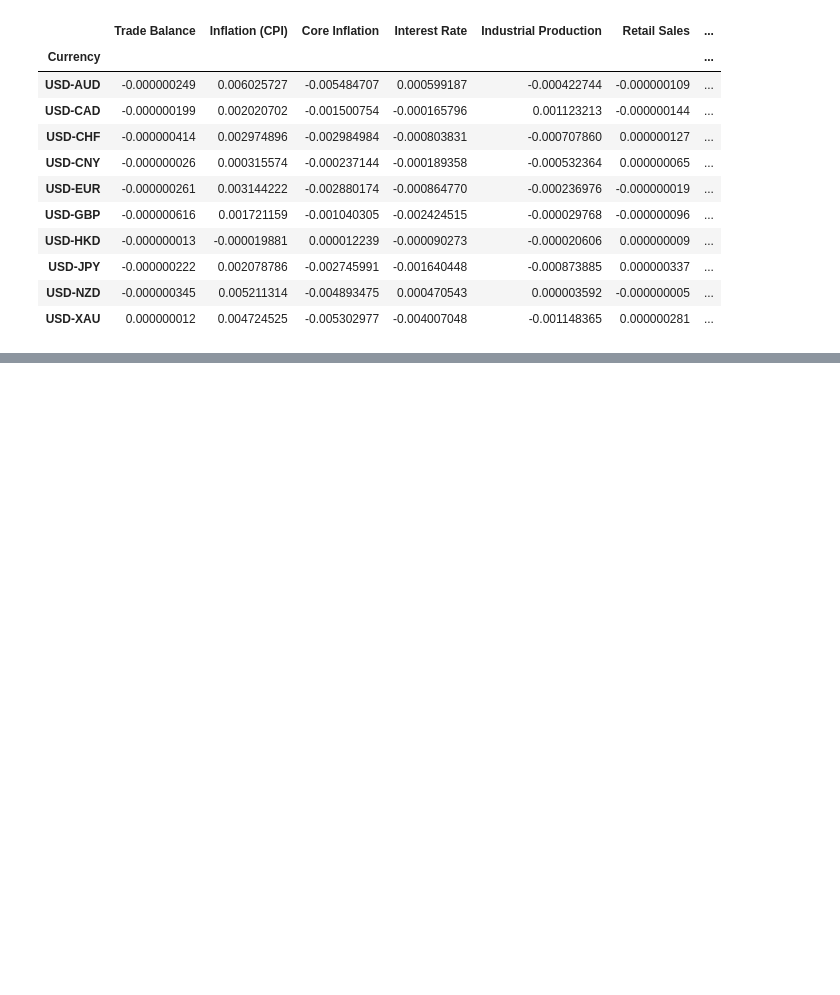
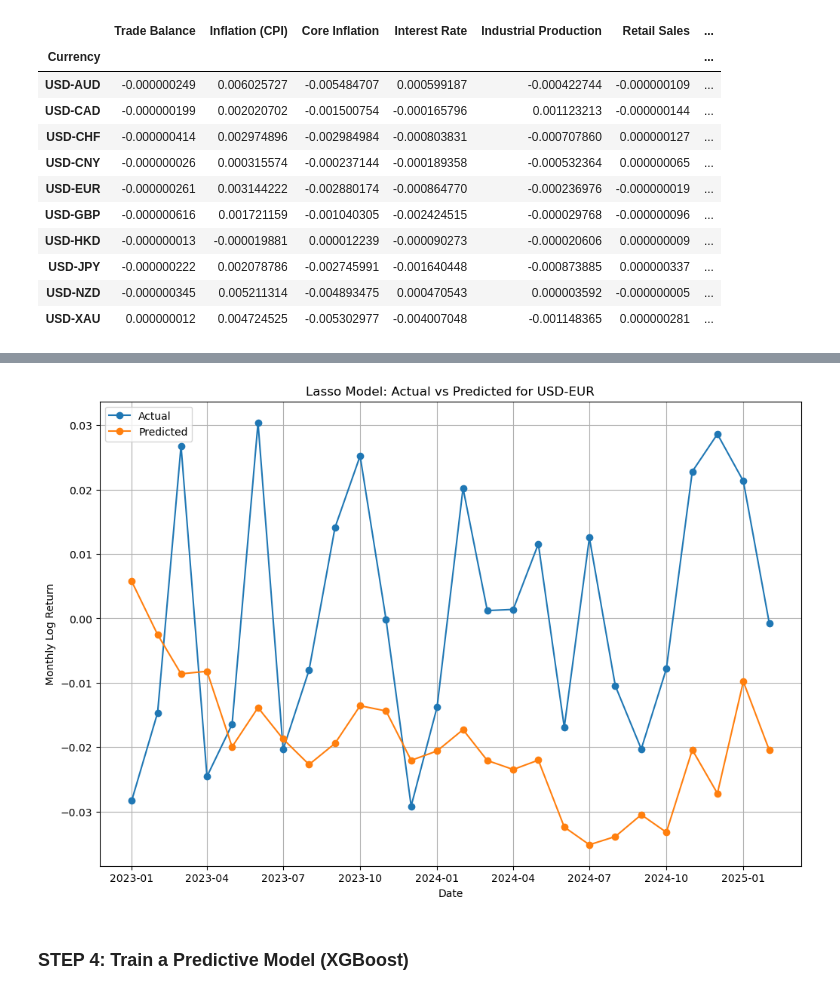
Before and after one commit to dhrunal13/TheReddestBulls, a Jupyter notebook: MLmodel.ipynb, the cells around one changed output, grey strips where cells are left out. Saved outputs shown, nothing was run; the diff lists cells and outputs as text; code cells hidden in the pictures; blank space fills up the shorter version.

Commit message:
Lasso and XGboost models

```diff
--- a/MLmodel.ipynb
+++ b/MLmodel.ipynb
@@ -145,0 +175,26 @@ coeff_matrix.head(10)
+# %%
+from sklearn.linear_model import Lasso
+from sklearn.metrics import mean_absolute_error, root_mean_squared_error
+
+lasso_results = []
+
+for target in fx_targets:
+    y_train = train_df[target]
+    y_test = test_df[target]
+
+    lasso = Lasso(alpha=0.001, max_iter=10000)
+    lasso.fit(X_train, y_train)
+
+    y_pred = lasso.predict(X_test)
+
+    rmse = root_mean_squared_error(y_test, y_pred)
+    mae = mean_absolute_error(y_test, y_pred)
+
+    lasso_results.append({
+        "Currency": target.replace(" Return", ""),
+        "RMSE": rmse,
+        "MAE": mae,
+        "Model": lasso,
+        "y_test": y_test,
+        "y_pred": y_pred
+    })
@@ -145,0 +224,20 @@ coeff_matrix.head(10)
+# %%
+# Example: Plot for one currency (e.g., USD-EUR)
+currency_to_plot = "USD-EUR"
+
+for res in lasso_results:
+    if res["Currency"] == currency_to_plot:
+        plt.figure(figsize=(12,8))
+        plt.plot(res["y_test"].index, res["y_test"], label="Actual", marker='o')
+        plt.plot(res["y_test"].index, res["y_pred"], label="Predicted", marker='o')
+        plt.title(f"Lasso Model: Actual vs Predicted for {currency_to_plot}")
+        plt.xlabel("Date")
+        plt.ylabel("Monthly Log Return")
+        plt.legend()
+        plt.grid(True)
+        plt.show()
+        break
+# %% [output]
+[figure, added]
+# %% [markdown]
+### STEP 4: Train a Predictive Model (XGBoost)
```
Also changed, not shown: parts of 10 cells of this notebook.
